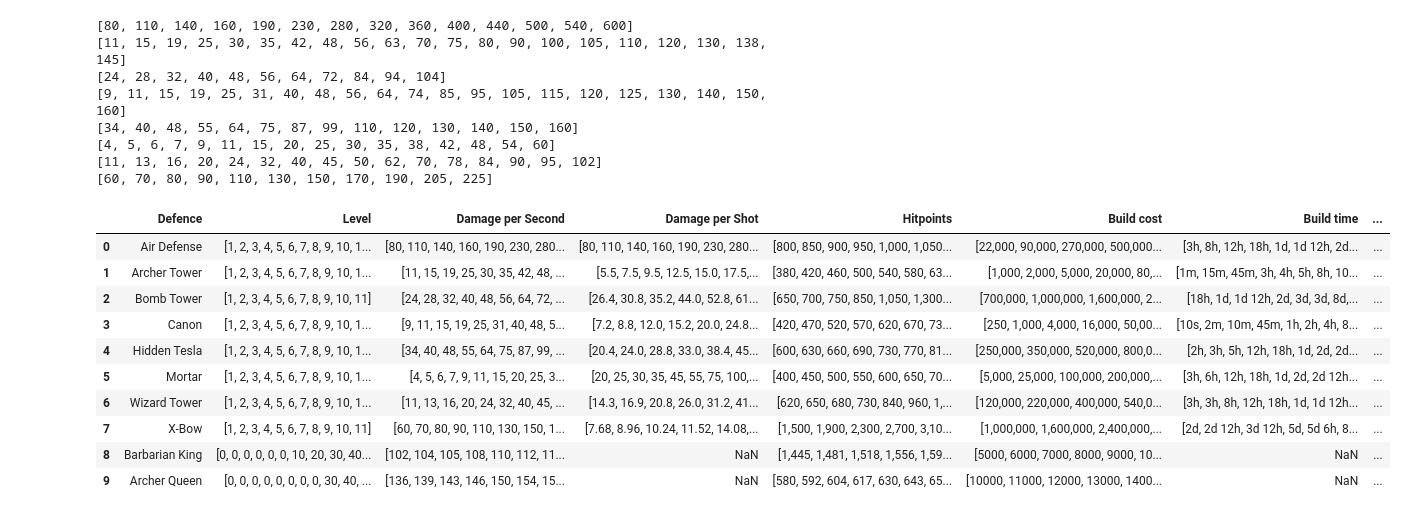
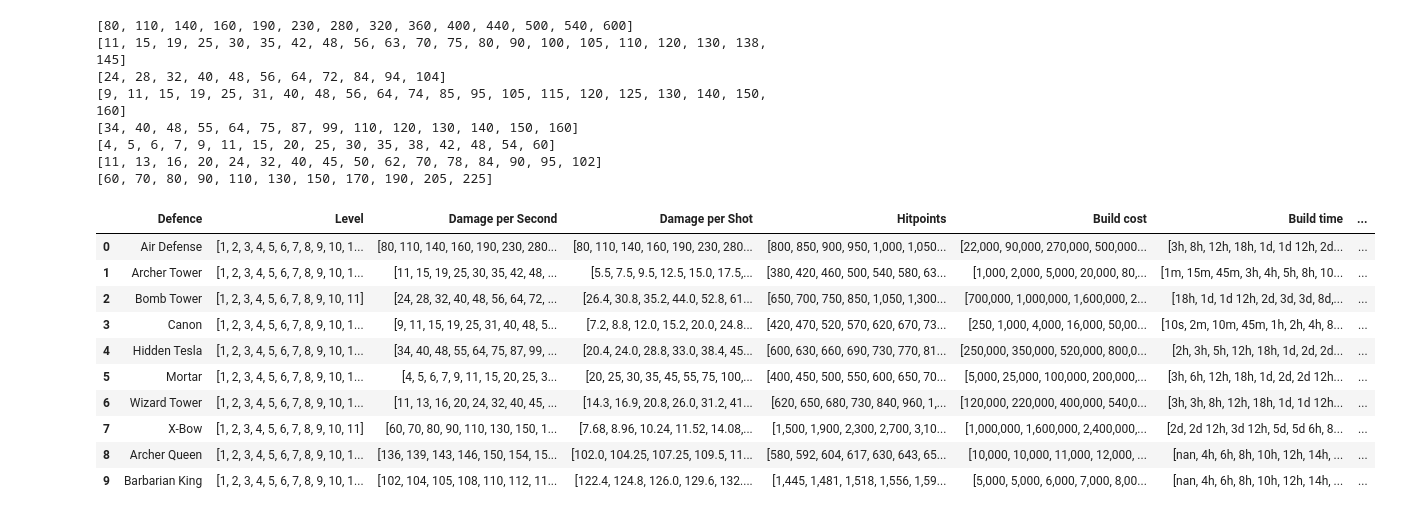
Before and after one commit to auregiuglarism/Clash_of_Clans_DataAnalysis, a Jupyter notebook: Defence Structure Analysis/defence_structure_analysis.ipynb, the cells around one changed output. Drawn from its saved outputs; the diff is of its cells as text; code cells hidden in the pictures.

```diff
--- a/Defence Structure Analysis/defence_structure_analysis.ipynb
+++ b/Defence Structure Analysis/defence_structure_analysis.ipynb
@@ -25,70 +26,36 @@ for row in df.iterrows():
 # %%
 import pandas as pd
 import os
-import ast
 
 def get_troop_data(path):
     df = pd.read_json(path)
     return df.drop(df.columns[0], axis=1)
 
-df = pd.DataFrame({"Defence": ["Air Defense", "Archer Tower", "Bomb Tower", "Canon", "Hidden Tesla", "Mortar", "Wizard Tower", "X-Bow"]})
+df = pd.DataFrame({"Defence": ["Air Defense", "Archer Tower", "Bomb Tower", "Canon", "Hidden Tesla", "Mortar", "Wizard Tower", "X-Bow", "Archer Queen","Barbarian King"]})
 
 # Create an empty DataFrame to store the concatenated data
 concatenated_df = pd.DataFrame()
 
 for row in df.iterrows():
     file_name = row[1].iloc[0].replace(" ", "_") + "_data.csv"
     if os.path.exists(file_name):  # Check if the file exists
         df_temp = pd.read_csv(file_name)
         df_temp.insert(0, 'Defence', row[1].iloc[0])  # Add a new column with the Defence type
         # Grouping multiple values with the same Defence name into a list
         df_grouped = df_temp.groupby('Defence').agg(lambda x: x.tolist()).reset_index()
         concatenated_df = pd.concat([concatenated_df, df_grouped], ignore_index=True)
 
-# Add the heros to the dataframe
-filenames = ['../Troop Analysis/Barbarian_King.csv', '../Troop Analysis/Archer_Queen.csv']
-hitpoints_list = []
-
-for filename in filenames:
-    try:
-        current_df = pd.read_csv(filename)
-        hp_list = current_df['Hitpoints'].tolist()
-        hitpoints_list.append(hp_list)
-    except FileNotFoundError:
-        print('File not found:', filename)
-        hitpoints_list.append([])
-        continue
-
-df_heros = get_troop_data('../Troop Analysis/troopUpgradeStats.json')
-df_heros = df_heros[df_heros['category'] == 'hero']
-df_heros = df_heros.head(2)
-df_heros = df_heros.drop(['regenerationTimes','minLevel','seasonal','resourceType','housingSpace','village','category','subCategory','trainingTime'], axis=1)
-df_heros['Hitpoints'] = hitpoints_list
-df_heros.rename(columns={'name': 'Defence'}, inplace=True)
-df_heros.rename(columns={'dps': 'Damage per Second'}, inplace=True)
-df_heros.rename(columns={'levels': 'Level'}, inplace=True)
-df_heros.rename(columns={'upgrade': 'Build cost'}, inplace=True)
-df_heros.rename(columns={'unlock': 'Town Hall Level Required'}, inplace=True)
-df_heros['Build cost'] = df_heros['Build cost'].apply(lambda x: x['cost'])
-df_heros['Town Hall Level Required'] = df_heros['Town Hall Level Required'].apply(lambda x: x['hall'])
-
-
-
-concatenated_df = pd.concat([concatenated_df,df_heros])
-concatenated_df = concatenated_df.reset_index()
-concatenated_df.drop('index', axis=1, inplace=True)
-
 # Now, you have all the data concatenated in the 'concatenated_df' DataFrame with multiple values grouped into a list
 concatenated_df
 # %% [output]
 |  | Defence | Level | Damage per Second | Damage per Shot | Hitpoints | Build cost | Build time | ... |
 | 0 | Air Defense | [1, 2, 3, 4, 5, 6, 7, 8, 9, 10, 1... | [80, 110, 140, 160, 190, 230, 280... | [80, 110, 140, 160, 190, 230, 280... | [800, 850, 900, 950, 1,000, 1,050... | [22,000, 90,000, 270,000, 500,000... | [3h, 8h, 12h, 18h, 1d, 1d 12h, 2d... | ... |
 | 1 | Archer Tower | [1, 2, 3, 4, 5, 6, 7, 8, 9, 10, 1... | [11, 15, 19, 25, 30, 35, 42, 48, ... | [5.5, 7.5, 9.5, 12.5, 15.0, 17.5,... | [380, 420, 460, 500, 540, 580, 63... | [1,000, 2,000, 5,000, 20,000, 80,... | [1m, 15m, 45m, 3h, 4h, 5h, 8h, 10... | ... |
 | 2 | Bomb Tower | [1, 2, 3, 4, 5, 6, 7, 8, 9, 10, 11] | [24, 28, 32, 40, 48, 56, 64, 72, ... | [26.4, 30.8, 35.2, 44.0, 52.8, 61... | [650, 700, 750, 850, 1,050, 1,300... | [700,000, 1,000,000, 1,600,000, 2... | [18h, 1d, 1d 12h, 2d, 3d, 3d, 8d,... | ... |
 | 3 | Canon | [1, 2, 3, 4, 5, 6, 7, 8, 9, 10, 1... | [9, 11, 15, 19, 25, 31, 40, 48, 5... | [7.2, 8.8, 12.0, 15.2, 20.0, 24.8... | [420, 470, 520, 570, 620, 670, 73... | [250, 1,000, 4,000, 16,000, 50,00... | [10s, 2m, 10m, 45m, 1h, 2h, 4h, 8... | ... |
 | 4 | Hidden Tesla | [1, 2, 3, 4, 5, 6, 7, 8, 9, 10, 1... | [34, 40, 48, 55, 64, 75, 87, 99, ... | [20.4, 24.0, 28.8, 33.0, 38.4, 45... | [600, 630, 660, 690, 730, 770, 81... | [250,000, 350,000, 520,000, 800,0... | [2h, 3h, 5h, 12h, 18h, 1d, 2d, 2d... | ... |
 | 5 | Mortar | [1, 2, 3, 4, 5, 6, 7, 8, 9, 10, 1... | [4, 5, 6, 7, 9, 11, 15, 20, 25, 3... | [20, 25, 30, 35, 45, 55, 75, 100,... | [400, 450, 500, 550, 600, 650, 70... | [5,000, 25,000, 100,000, 200,000,... | [3h, 6h, 12h, 18h, 1d, 2d, 2d 12h... | ... |
 | 6 | Wizard Tower | [1, 2, 3, 4, 5, 6, 7, 8, 9, 10, 1... | [11, 13, 16, 20, 24, 32, 40, 45, ... | [14.3, 16.9, 20.8, 26.0, 31.2, 41... | [620, 650, 680, 730, 840, 960, 1,... | [120,000, 220,000, 400,000, 540,0... | [3h, 3h, 8h, 12h, 18h, 1d, 1d 12h... | ... |
 | 7 | X-Bow | [1, 2, 3, 4, 5, 6, 7, 8, 9, 10, 11] | [60, 70, 80, 90, 110, 130, 150, 1... | [7.68, 8.96, 10.24, 11.52, 14.08,... | [1,500, 1,900, 2,300, 2,700, 3,10... | [1,000,000, 1,600,000, 2,400,000,... | [2d, 2d 12h, 3d 12h, 5d, 5d 6h, 8... | ... |
-| 8 | Barbarian King | [0, 0, 0, 0, 0, 0, 10, 20, 30, 40... | [102, 104, 105, 108, 110, 112, 11... | NaN | [1,445, 1,481, 1,518, 1,556, 1,59... | [5000, 6000, 7000, 8000, 9000, 10... | NaN | ... |
-| 9 | Archer Queen | [0, 0, 0, 0, 0, 0, 0, 0, 30, 40, ... | [136, 139, 143, 146, 150, 154, 15... | NaN | [580, 592, 604, 617, 630, 643, 65... | [10000, 11000, 12000, 13000, 1400... | NaN | ... |
+| 8 | Archer Queen | [1, 2, 3, 4, 5, 6, 7, 8, 9, 10, 1... | [136, 139, 143, 146, 150, 154, 15... | [102.0, 104.25, 107.25, 109.5, 11... | [580, 592, 604, 617, 630, 643, 65... | [10,000, 10,000, 11,000, 12,000, ... | [nan, 4h, 6h, 8h, 10h, 12h, 14h, ... | ... |
+| 9 | Barbarian King | [1, 2, 3, 4, 5, 6, 7, 8, 9, 10, 1... | [102, 104, 105, 108, 110, 112, 11... | [122.4, 124.8, 126.0, 129.6, 132.... | [1,445, 1,481, 1,518, 1,556, 1,59... | [5,000, 5,000, 6,000, 7,000, 8,00... | [nan, 4h, 6h, 8h, 10h, 12h, 14h, ... | ... |
```
Also changed, not shown: parts of 5 cells of this notebook, 3 other files.
